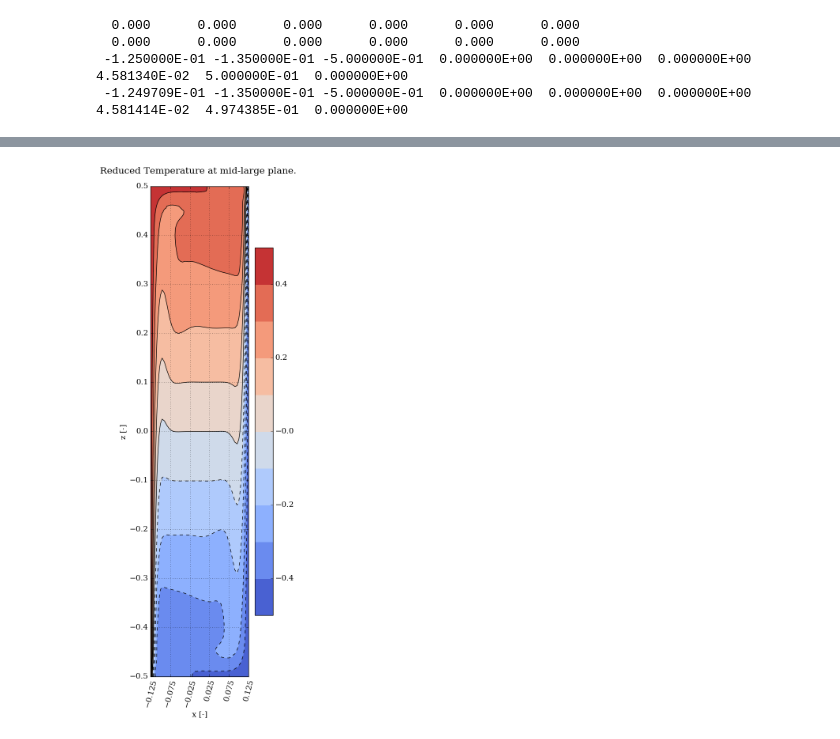
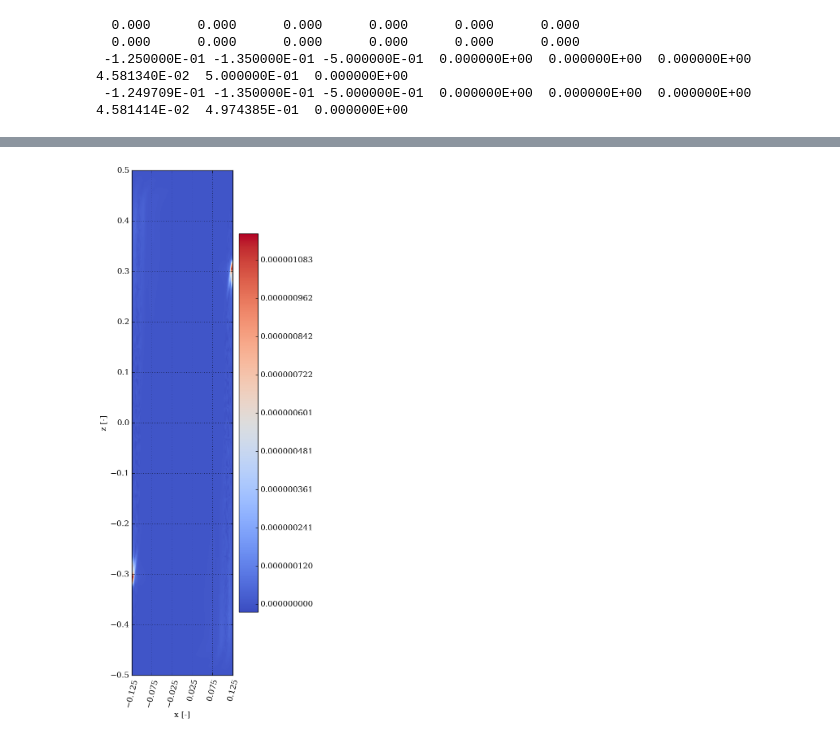
Before and after one commit to nicolas-thiers/PostProcessing, a Jupyter notebook: PostProcessing.ipynb, the cells around one changed output, grey strips where cells are left out. Drawn from its saved outputs; the diff is of its cells as text; code cells hidden in the pictures.

Commit message:
-make plot function for 2D heat maps

```diff
--- a/PostProcessing.ipynb
+++ b/PostProcessing.ipynb
@@ -35,6 +49,8 @@ mesh_z = slice[:,2]
 U = slice[:,3]
 V = slice[:,4]
 W = slice[:,5]
+W_avg = slice_avg[:,5]
+W_rms = slice_rms[:,5]
 P = slice[:,6]
 T = slice[:,7]
 # %%
@@ -49,22 +63,27 @@ Temp_levels = numpy.arange(min(T)-0.0000001, max(T)+0.0000001, 0.1)
 # %%
-pyplot.figure(figsize=(4,16))
-pyplot.title('Reduced Temperature at mid-large plane. \n')
-pyplot.xlabel('x [-]')
-pyplot.ylabel('z [-]')
-pyplot.xlim([min(mesh_x),max(mesh_x)])
-pyplot.ylim([min(mesh_z),max(mesh_z)])
-pyplot.xticks(x_ticks, rotation=75)
-pyplot.yticks(y_ticks)
-pyplot.grid()
-pyplot.tricontourf(mesh_x[:],mesh_z[:],T[:],
-                   levels=Temp_levels,
-                   cmap='coolwarm')
-pyplot.colorbar()
-pyplot.tricontour(mesh_x[:],mesh_z[:],T[:],
-                  11,
-                  ls='-.',
-                  lw=2,
-                  colors='black');
-#pyplot.savefig('Temp.png')
+def make_plot(x,y,z,number_of_level):
+    levels = numpy.arange(min(z), max(z), (max(z)-min(z))/number_of_level)
+    pyplot.figure(figsize=(4,16))
+#    pyplot.title('Reduced Temperature at mid-large plane. \n')
+    pyplot.xlabel('x [-]')
+    pyplot.ylabel('z [-]')
+    pyplot.xlim([min(x),max(x)])
+    pyplot.ylim([min(y),max(y)])
+    pyplot.xticks(x_ticks, rotation=75)
+    pyplot.yticks(y_ticks)
+    pyplot.grid()
+    pyplot.tricontourf(x,y,z,
+                       levels=levels,
+                       cmap='coolwarm')
+    pyplot.colorbar()
+#    pyplot.tricontour(x[:],y[:],z[:],
+#                      levels = 10,
+#                      ls='-.',
+#                      lw=2,
+#                      colors='black');
+    #pyplot.savefig('Temp.png')
+    return
-# %% [output]
-[figure, removed]
+# %%
+make_plot(mesh_x,mesh_z,(W_rms-W_avg**2),1001)
+# %% [output]
+[figure, added]
```
Also changed, not shown: parts of 8 cells of this notebook.
